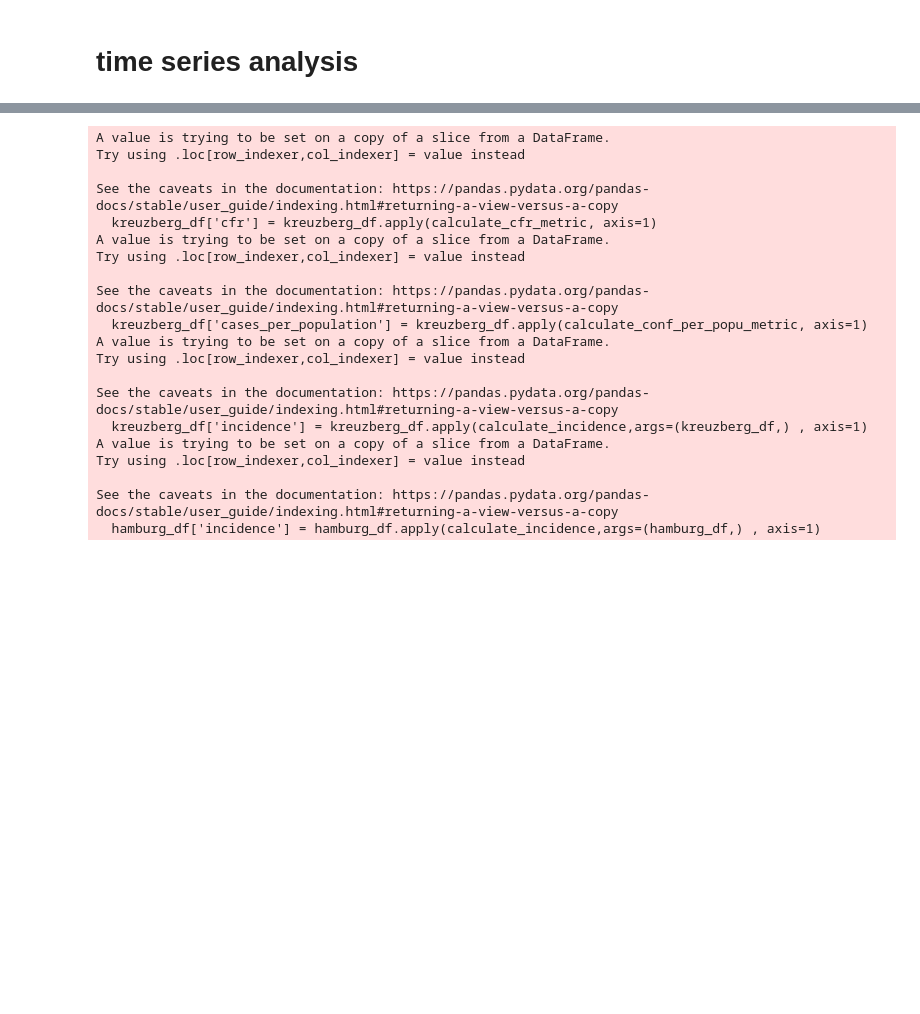
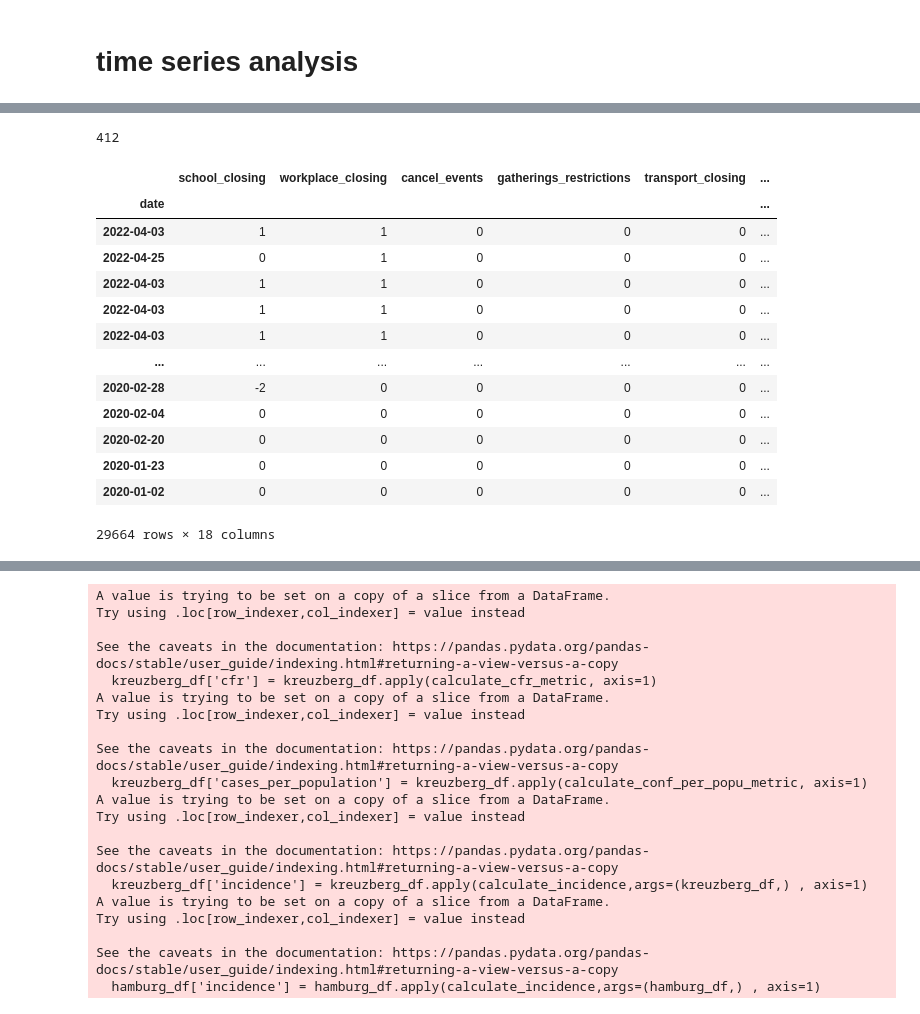
Before and after one commit to mario-dg/KI-Gruppe-03, a Jupyter notebook: AI_COV_19.ipynb, the cells around one changed output, grey strips where cells are left out. Saved outputs shown, nothing was run; the diff lists cells and outputs as text; code cells hidden in the pictures; blank space fills up the shorter version.

```diff
--- a/AI_COV_19.ipynb
+++ b/AI_COV_19.ipynb
@@ -59,6 +73,10 @@ def get_df_by_district(district, df):
   return df[df['administrative_area_level_3']==district]
 
 def to_date_df(df):
+  # Check if 'Date' column is already in datetime format
+  if not pd.api.types.is_datetime64_any_dtype(df['date']):
+    # Convert 'Date' column to datetime type
+    df['date'] = pd.to_datetime(df['date'])
   return df.set_index('date')
 
 def get_df_row_at_date(df, target_date):
@@ -366,3 +377,12 @@ for i in epi_features:
 # %%
 hamburg_row = get_df_row_at_date(hamburg_df, '2021-01-05')
 kreuzberg_row = get_df_row_at_date(kreuzberg_df, '2021-01-05')
+# %%
+# Apply the function to the DataFrame to calculate the metric for each row
+kreuzberg_df['cfr'] = kreuzberg_df.apply(calculate_cfr_metric, axis=1)
+date_df['cfr'] = date_df.apply(calculate_cfr_metric, axis=1)
+kreuzberg_df['cases_per_population'] = kreuzberg_df.apply(calculate_conf_per_popu_metric, axis=1)
+date_df['cases_per_population'] = date_df.apply(calculate_conf_per_popu_metric, axis=1)
+kreuzberg_df['incidence'] = kreuzberg_df.apply(calculate_incidence,args=(kreuzberg_df,) , axis=1)
+hamburg_df['incidence'] = hamburg_df.apply(calculate_incidence,args=(hamburg_df,) , axis=1)
+#date_df['incidence'] = date_df.apply(calculate_incidence,args=(date_df,) , axis=1)
@@ -368,0 +436,6 @@ kreuzberg_row = get_df_row_at_date(kreuzberg_df, '2021-01-05')
+# %%
+date_df = pd.read_csv('/content/drive/MyDrive/Colab Notebooks/data/ai_covid-19/DEU_cleaned_with_incidence.csv')
+# Set 'Time' as the index
+#date_df.set_index('date', inplace=True)
+date_df = to_date_df(date_df)
+unique_permutations = date_df[policy_features].drop_duplicates()
@@ -368,0 +462,21 @@ kreuzberg_row = get_df_row_at_date(kreuzberg_df, '2021-01-05')
+# %%
+len(districts)
+# %% [output]
+412
+# %%
+permutation_df.sort_values('mean_incidence', inplace=True, ascending=False)
+# %% [output]
+|  | school_closing | workplace_closing | cancel_events | gatherings_restrictions | transport_closing | ... |
+| date |  |  |  |  |  | ... |
+| 2022-04-03 | 1 | 1 | 0 | 0 | 0 | ... |
+| 2022-04-25 | 0 | 1 | 0 | 0 | 0 | ... |
+| 2022-04-03 | 1 | 1 | 0 | 0 | 0 | ... |
+| 2022-04-03 | 1 | 1 | 0 | 0 | 0 | ... |
+| 2022-04-03 | 1 | 1 | 0 | 0 | 0 | ... |
+| ... | ... | ... | ... | ... | ... | ... |
+| 2020-02-28 | -2 | 0 | 0 | 0 | 0 | ... |
+| 2020-02-04 | 0 | 0 | 0 | 0 | 0 | ... |
+| 2020-02-20 | 0 | 0 | 0 | 0 | 0 | ... |
+| 2020-01-23 | 0 | 0 | 0 | 0 | 0 | ... |
+| 2020-01-02 | 0 | 0 | 0 | 0 | 0 | ... |
+29664 rows × 18 columns
```
Also changed, not shown: parts of 48 cells of this notebook.
